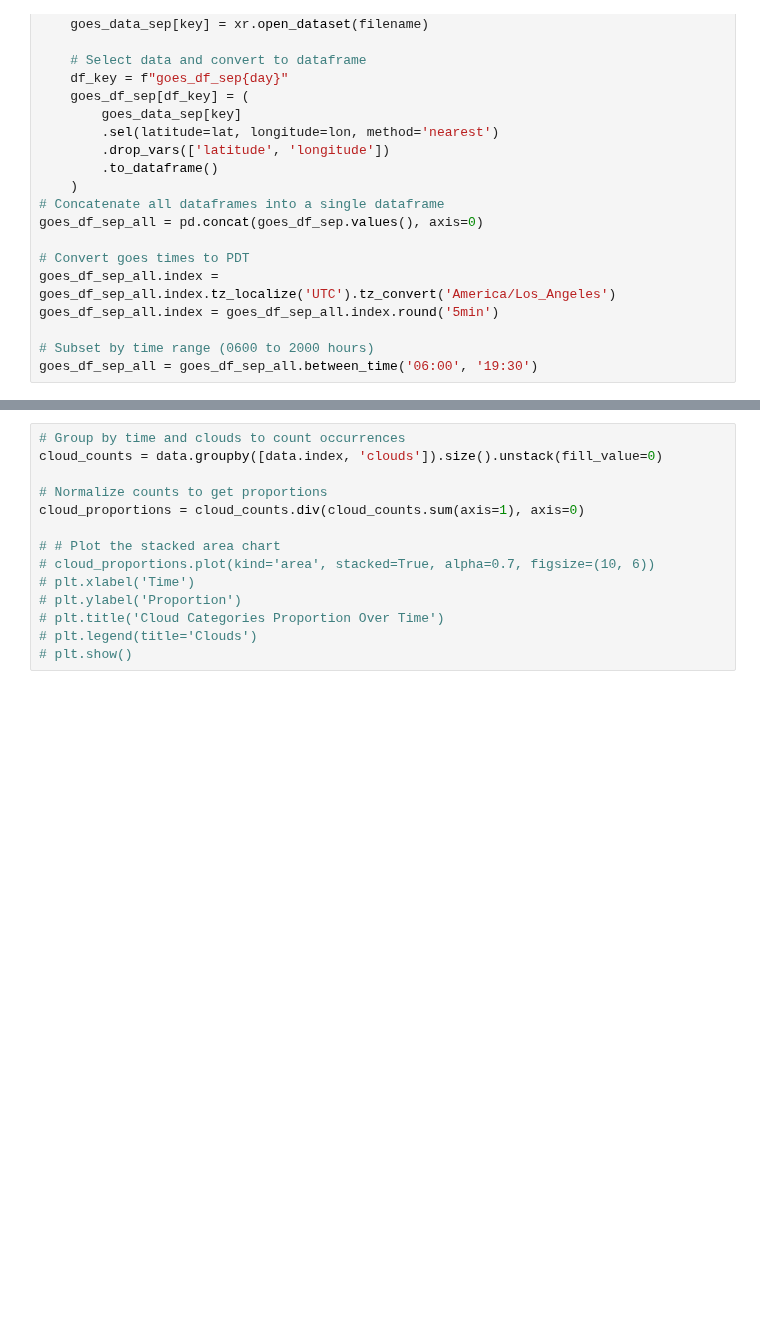
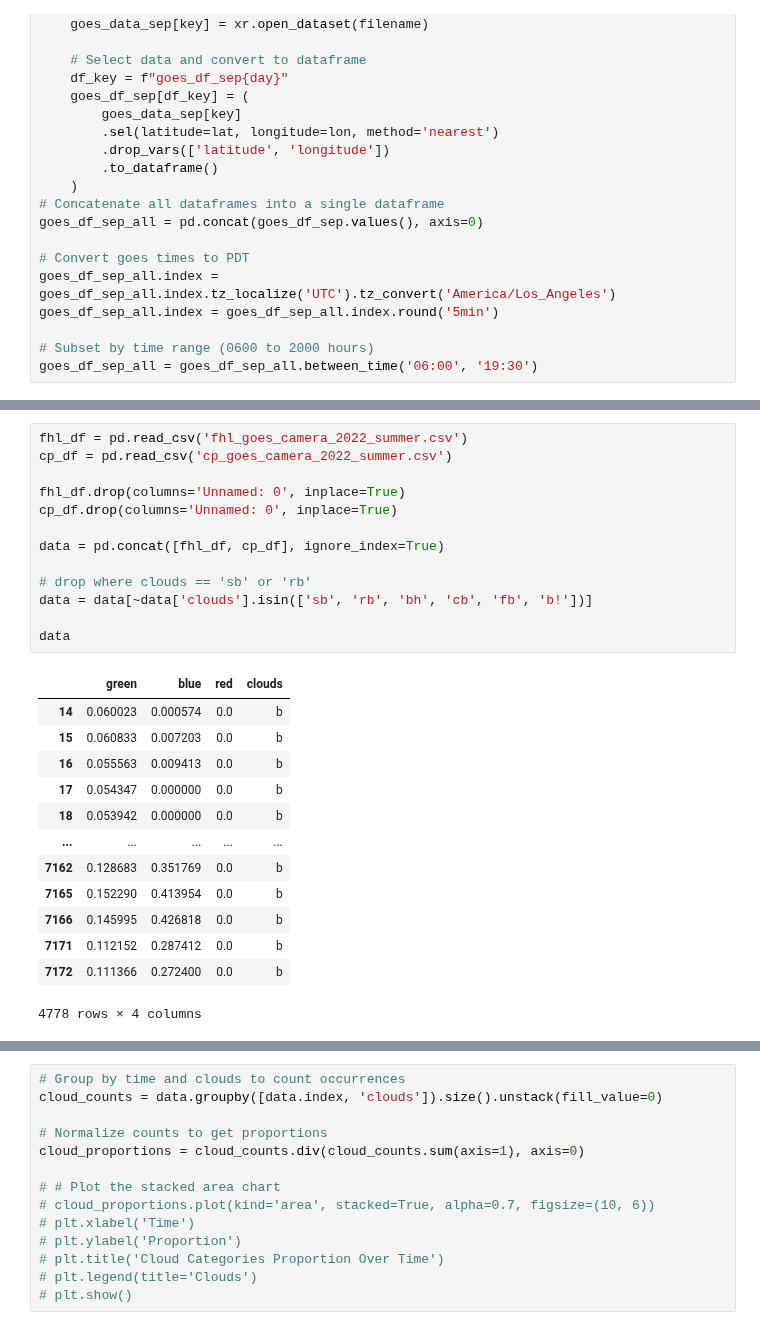
Before and after one commit to clinton-alden/goes_clouds, a Jupyter notebook: analysis/04_goes_eval_w_camera.ipynb, the cells around one changed output, grey strips where cells are left out. Cells and saved outputs as stored; diff of their text form; blank space fills up the shorter version.

```diff
--- a/analysis/04_goes_eval_w_camera.ipynb
+++ b/analysis/04_goes_eval_w_camera.ipynb
@@ -178,0 +161,27 @@ Name: count, dtype: int64
+# %%
+fhl_df = pd.read_csv('fhl_goes_camera_2022_summer.csv')
+cp_df = pd.read_csv('cp_goes_camera_2022_summer.csv')
+
+fhl_df.drop(columns='Unnamed: 0', inplace=True)
+cp_df.drop(columns='Unnamed: 0', inplace=True)
+
+data = pd.concat([fhl_df, cp_df], ignore_index=True)
+
+# drop where clouds == 'sb' or 'rb'
+data = data[~data['clouds'].isin(['sb', 'rb', 'bh', 'cb', 'fb', 'b!'])]
+
+data
+# %% [output]
+|  | green | blue | red | clouds |
+| 14 | 0.060023 | 0.000574 | 0.0 | b |
+| 15 | 0.060833 | 0.007203 | 0.0 | b |
+| 16 | 0.055563 | 0.009413 | 0.0 | b |
+| 17 | 0.054347 | 0.000000 | 0.0 | b |
+| 18 | 0.053942 | 0.000000 | 0.0 | b |
+| ... | ... | ... | ... | ... |
+| 7162 | 0.128683 | 0.351769 | 0.0 | b |
+| 7165 | 0.152290 | 0.413954 | 0.0 | b |
+| 7166 | 0.145995 | 0.426818 | 0.0 | b |
+| 7171 | 0.112152 | 0.287412 | 0.0 | b |
+| 7172 | 0.111366 | 0.272400 | 0.0 | b |
+4778 rows × 4 columns
```
Also changed, not shown: parts of 12 cells of this notebook, 1 other file.
